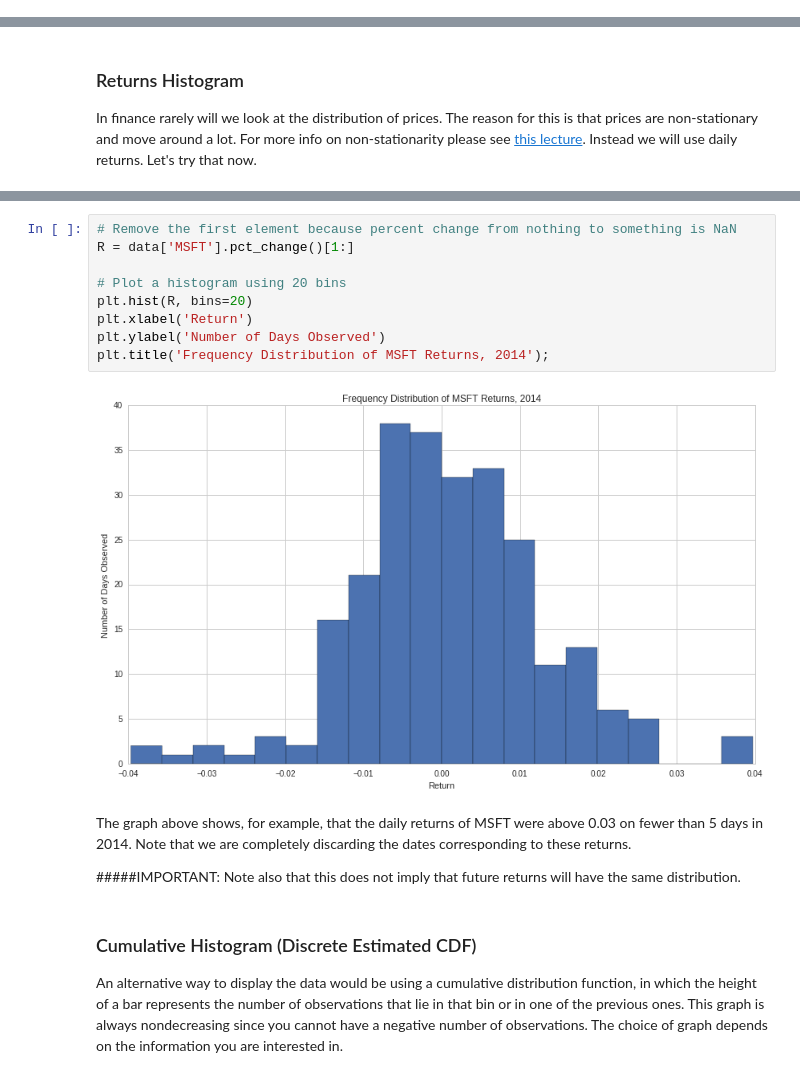
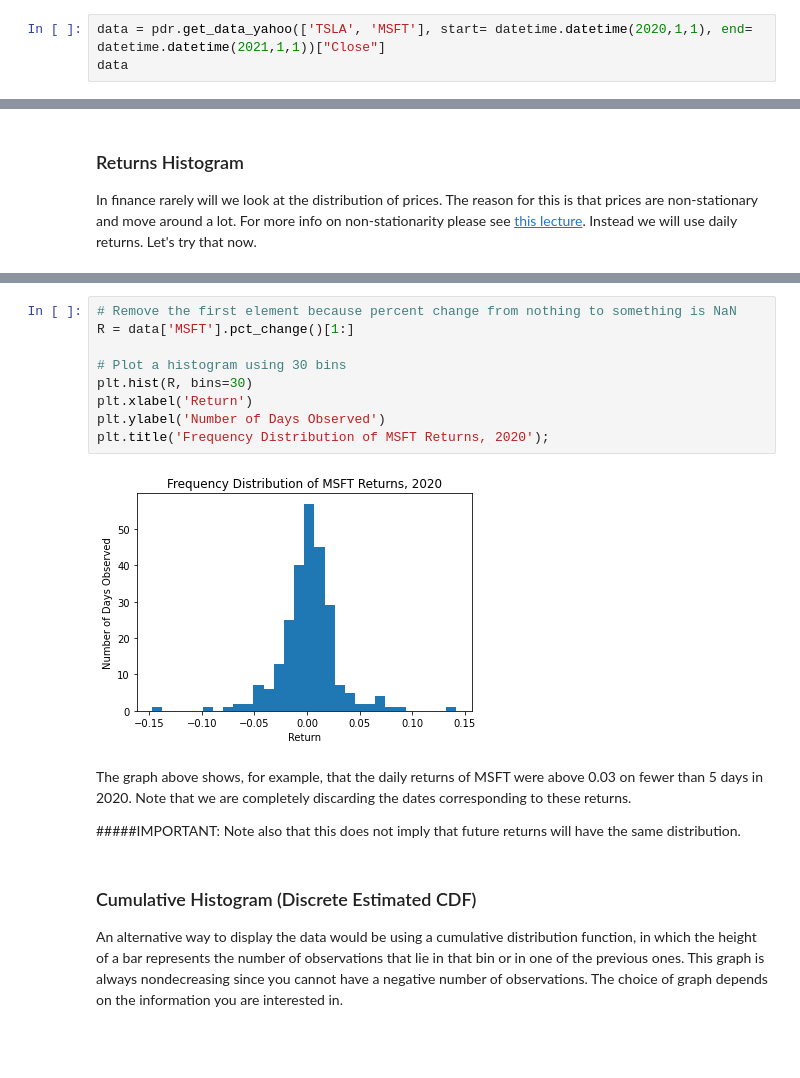
Before and after one commit to rsierraa/AlgorithmsUN2021I, a Jupyter notebook: Lab1/rsierraalecture5.ipynb, the cells around one changed output, grey strips where cells are left out. Cells and saved outputs as stored; diff of their text form; blank space fills up the shorter version.

```diff
--- a/Lab1/rsierraalecture5.ipynb
+++ b/Lab1/rsierraalecture5.ipynb
@@ -50,0 +47,3 @@ data.head()
+# %%
+data = pdr.get_data_yahoo(['TSLA', 'MSFT'], start= datetime.datetime(2020,1,1), end= datetime.datetime(2021,1,1))["Close"]
+data
@@ -80,16 +119,16 @@ In finance rarely will we look at the distribution of prices. The reason for thi
 # %%
 # Remove the first element because percent change from nothing to something is NaN
 R = data['MSFT'].pct_change()[1:]
 
-# Plot a histogram using 20 bins
-plt.hist(R, bins=20)
+# Plot a histogram using 30 bins
+plt.hist(R, bins=30)
 plt.xlabel('Return')
 plt.ylabel('Number of Days Observed')
-plt.title('Frequency Distribution of MSFT Returns, 2014');
+plt.title('Frequency Distribution of MSFT Returns, 2020');
 # %% [output]
-[figure, old version]
+[figure, new version]
 # %% [markdown]
-The graph above shows, for example, that the daily returns of MSFT were above 0.03 on fewer than 5 days in 2014. Note that we are completely discarding the dates corresponding to these returns.
+The graph above shows, for example, that the daily returns of MSFT were above 0.03 on fewer than 5 days in 2020. Note that we are completely discarding the dates corresponding to these returns.
 
 #####IMPORTANT: Note also that this does not imply that future returns will have the same distribution.
 # %% [markdown]
```
Also changed, not shown: parts of 18 cells of this notebook, 3 other files.
